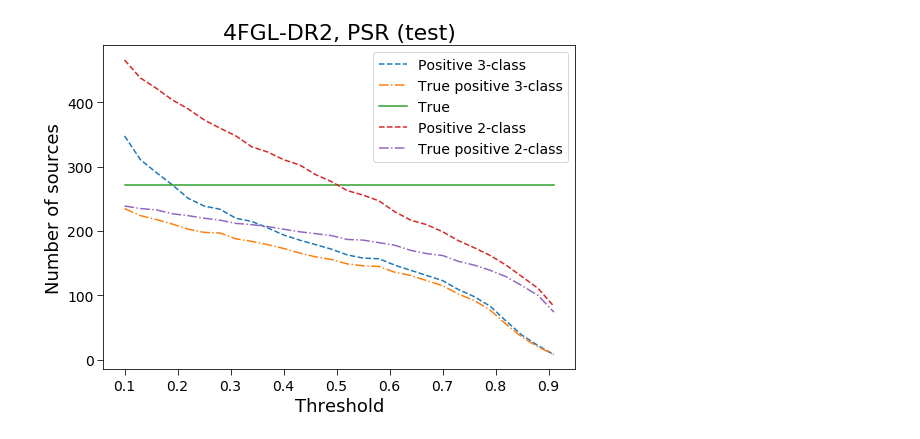
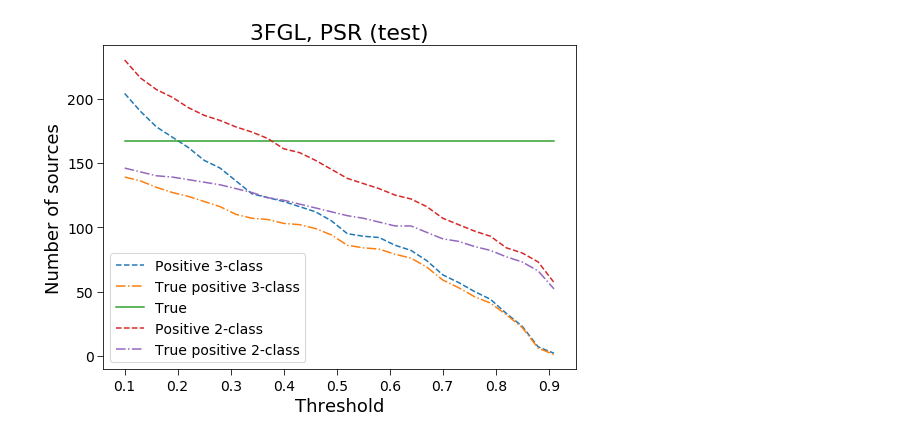
Before and after one commit to aakashbhat/Fermi-LAT, a Jupyter notebook: py_dima/plot_threshold_precision_recall.ipynb, the cells around one changed output. Cells and saved outputs as stored; diff of their text form; code cells hidden in the pictures.

```diff
--- a/py_dima/plot_threshold_precision_recall.ipynb
+++ b/py_dima/plot_threshold_precision_recall.ipynb
@@ -72,20 +108,24 @@ for cat in cats:
 # %%
-cat = '4FGL-DR2' # '3FGL', '4FGL-DR2'
+cat = '3FGL' # '3FGL', '4FGL-DR2'
 label = 'PSR' # 'PSR', 'OTHER'
+test = 1
 
-algs = ['RF', 'LR', 'BDT', 'NN']
-algs_O = ['%s_O' % alg for alg in algs]
-algs_all = algs + algs_O
+if test:
+    conds = ['all', 'sum']
+else:
+    conds = ['all']
 
-cols = ['%s_%s' % (label, alg) for alg in algs_all]
 thresholds = np.arange(0.1, 0.92, 0.03)
+#thresholds = np.arange(0.1, 0.92, 0.1)
 if label == 'OTHER':
     ncl = [3]
 else:
     ncl = [3, 2]
 plotting.setup_figure_pars();
-save_plots = 1
+
+save_plots = 0
 ls_dict = {'prec':{2:'-.', 3:'-'}, 'recall':{2:':', 3:'--'}}
-plots_folder = 'plots/thresholds'
+#plots_folder = 'plots/thresholds'
+plots_folder = '../ML_3FGL_paper/plots/thresholds/'
 if not os.path.isdir(plots_folder):
     os.makedirs(plots_folder)
@@ -105,7 +133,7 @@ index_4fgl = [name for name in index0 if cat_df_4fgl['Category_4FGL'].loc[name]
 pyplot.figure()
 for n in ncl:
     res_dict = get_prec_recall(cat, n, thresholds, label=label)
-    #print(n, res_dict)
+    print(n, res_dict['positive'])
     if n == 2:
         pyplot.plot(thresholds, res_dict['true'], ls='-',
                     label='True')
@@ -120,11 +148,12 @@ pyplot.title('%s, %s (test)' % (cat, label))
 
 pyplot.figure()
 for n in ncl:
-    res_dict = get_prec_recall(cat, n, thresholds)
-    pyplot.plot(thresholds, res_dict['prec'], ls=ls_dict['prec'][n],
-                label='Prec. %i-class' % n)
-    pyplot.plot(thresholds, res_dict['recall'], ls=ls_dict['recall'][n],
-                label='Recall %i-class' % n)
+    res_dict = get_prec_recall(cat, n, thresholds, label=label)
+    zero_mask = res_dict['positive'] == 0
+    pyplot.plot(thresholds[~zero_mask], res_dict['prec'][~zero_mask],
+                ls=ls_dict['prec'][n], label='Prec. %i-class' % n)
+    pyplot.plot(thresholds, res_dict['recall'],
+                ls=ls_dict['recall'][n], label='Recall %i-class' % n)
 pyplot.xlabel('Threshold')
 pyplot.ylabel('Precision or recall')
 pyplot.legend()
@@ -135,19 +164,51 @@ if save_plots:
     pyplot.savefig(fn)
 
 if cat == '3FGL':
-    pyplot.figure()
-    for n in ncl:
-        res_dict = get_prec_recall_3vs4(cat_dfs, n, thresholds, index_4fgl, label=label)
-        pyplot.plot(thresholds, res_dict['prec'], ls=ls_dict['prec'][n],
-                    label='Prec. %i-class' % n)
-        pyplot.plot(thresholds, res_dict['recall'], ls=ls_dict['recall'][n],
-                    label='Recall %i-class ' % n)
-    pyplot.xlabel('Threshold')
-    pyplot.ylabel('Precision or recall')
-    pyplot.legend()
-    pyplot.title('%s, %s (3FGL vs 4FGL)' % (cat, label))
-    if save_plots:
-        fn = '%s/thresholds_prec_recall_3FGL_vs_4FGL-DR2_%s.pdf' % (plots_folder, label)
-        print('save figure to file: %s' % fn)
-        pyplot.savefig(fn)
+    for cond in conds:
+        pyplot.figure()
+        for n in ncl:
+            res_dict = get_prec_recall_3vs4(cat_dfs, n, thresholds, index_4fgl, label=label, condition=cond)
+            if n == 2:
+                pyplot.plot(thresholds, res_dict['true'], ls='-',
+                            label='True')
+            pyplot.plot(thresholds, res_dict['positive'], ls='--',
+                        label='Positive %i-class' % n)
+            pyplot.plot(thresholds, res_dict['true_positive'], ls='-.',
+                        label='True positive %i-class' % n)
+        pyplot.xlabel('Threshold')
+        pyplot.ylabel('Number of sources')
+        pyplot.legend()
+        if cond == 'all':
+            pyplot.title('%s, %s (3FGL vs 4FGL)' % (cat, label))
+        else:
+            pyplot.title('%s, %s (3FGL vs 4FGL, sum)' % (cat, label))
+
+    for cond in conds:
+        if cond == 'all':
+            pyplot.figure()
+        for n in ncl:
+            res_dict = get_prec_recall_3vs4(cat_dfs, n, thresholds, index_4fgl, label=label, condition=cond)
+            zero_mask = res_dict['positive'] == 0
+            lbl='Prec. %i-class' % n
+            if cond == 'sum':
+                lbl += ' (sum)'
+            pyplot.plot(thresholds[~zero_mask], res_dict['prec'][~zero_mask],
+                        ls=ls_dict['prec'][n], label=lbl)
+            lbl = 'Recall %i-class ' % n
+            if cond == 'sum':
+                lbl += ' (sum)'
+            pyplot.plot(thresholds, res_dict['recall'], ls=ls_dict['recall'][n],
+                        label=lbl)
+        pyplot.xlabel('Threshold')
+        pyplot.ylabel('Precision or recall')
+        pyplot.legend()
+        if cond == 'all':
+            pyplot.title('%s, %s (3FGL vs 4FGL)' % (cat, label))
+        else:
+            pyplot.title('%s, %s (3FGL vs 4FGL, sum)' % (cat, label))
+
+        if save_plots:
+            fn = '%s/thresholds_prec_recall_3FGL_vs_4FGL-DR2_%s.pdf' % (plots_folder, label)
+            print('save figure to file: %s' % fn)
+            pyplot.savefig(fn)
 # %% [output]
@@ -155 +219 @@ save figure to file: plots/thresholds/thresholds_prec_recall_4FGL-DR2_PSR.pdf
-[figure, old version]
+[figure, new version]
```
Also changed, not shown: parts of 6 cells of this notebook, 8 other files.
